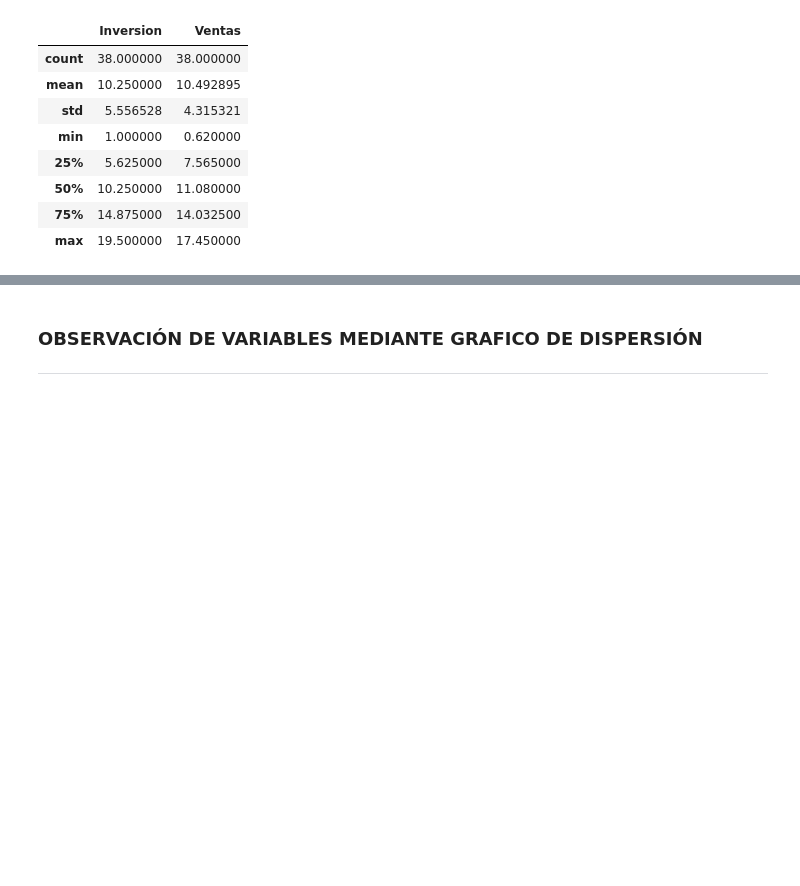
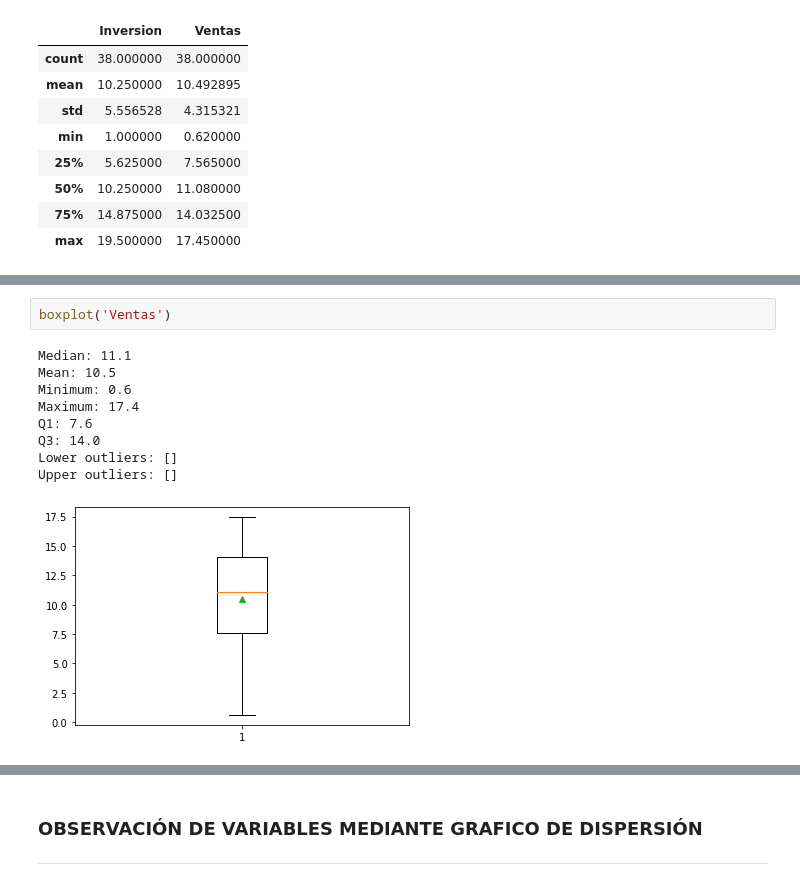
Before and after one commit to PauForestal/master_bdds, a Jupyter notebook: M2_AI3_VallejoPaula.ipynb, the cells around one changed output, grey strips where cells are left out. Drawn from its saved outputs; the diff is of its cells as text; blank space fills up the shorter version.

```diff
--- a/M2_AI3_VallejoPaula.ipynb
+++ b/M2_AI3_VallejoPaula.ipynb
@@ -56,3 +186,15 @@ df.describe(include=['float64'])
+# %%
+boxplot('Ventas')
+# %% [output]
+Median: 11.1
+Mean: 10.5
+Minimum: 0.6
+Maximum: 17.4
+Q1: 7.6
+Q3: 14.0
+Lower outliers: []
+Upper outliers: []
+[figure, added]
 # %% [markdown]
 El dataframe cuenta con una dimensión de 3 variables y 38 observaciones, y dice relación con las inversiones y ventas realizadas por una empresa entre los años 1980 y 2017. Sus variables son las siguientes:
 
```
Also changed, not shown: parts of 40 cells of this notebook.
